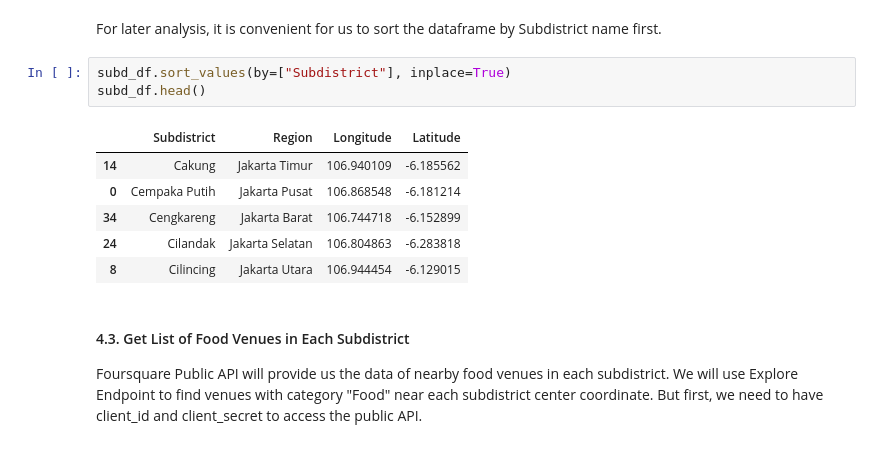
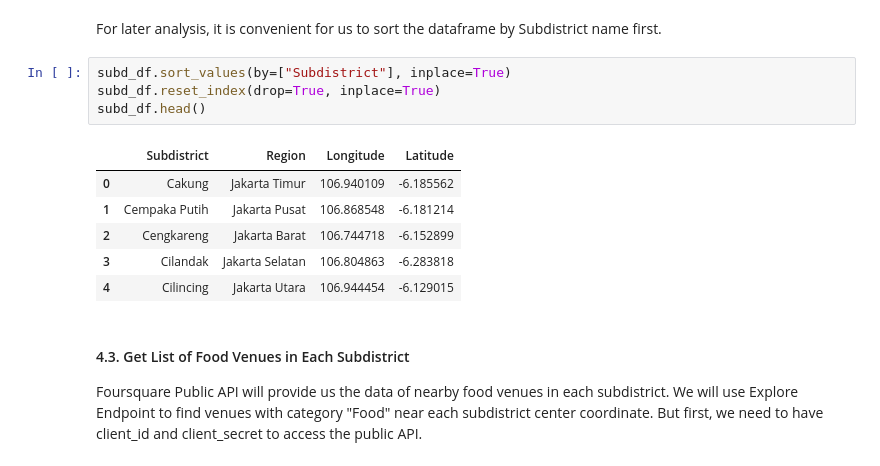
Before and after one commit to vickyysiahaan/FnB_Business_Opportunity_Seeker, a Jupyter notebook: FnB Business Seeker.ipynb, the cells around one changed output. Cells and saved outputs as stored; diff of their text form.

```diff
--- a/FnB Business Seeker.ipynb
+++ b/FnB Business Seeker.ipynb
@@ -181,14 +183,15 @@ subd_df.head()
 For later analysis, it is convenient for us to sort the dataframe by Subdistrict name first.
 # %%
 subd_df.sort_values(by=["Subdistrict"], inplace=True)
+subd_df.reset_index(drop=True, inplace=True)
 subd_df.head()
 # %% [output]
 |  | Subdistrict | Region | Longitude | Latitude |
-| 14 | Cakung | Jakarta Timur | 106.940109 | -6.185562 |
-| 0 | Cempaka Putih | Jakarta Pusat | 106.868548 | -6.181214 |
-| 34 | Cengkareng | Jakarta Barat | 106.744718 | -6.152899 |
-| 24 | Cilandak | Jakarta Selatan | 106.804863 | -6.283818 |
-| 8 | Cilincing | Jakarta Utara | 106.944454 | -6.129015 |
+| 0 | Cakung | Jakarta Timur | 106.940109 | -6.185562 |
+| 1 | Cempaka Putih | Jakarta Pusat | 106.868548 | -6.181214 |
+| 2 | Cengkareng | Jakarta Barat | 106.744718 | -6.152899 |
+| 3 | Cilandak | Jakarta Selatan | 106.804863 | -6.283818 |
+| 4 | Cilincing | Jakarta Utara | 106.944454 | -6.129015 |
 # %% [markdown]
 #### 4.3. Get List of Food Venues in Each Subdistrict
 
```
Also changed, not shown: parts of 18 cells of this notebook.
